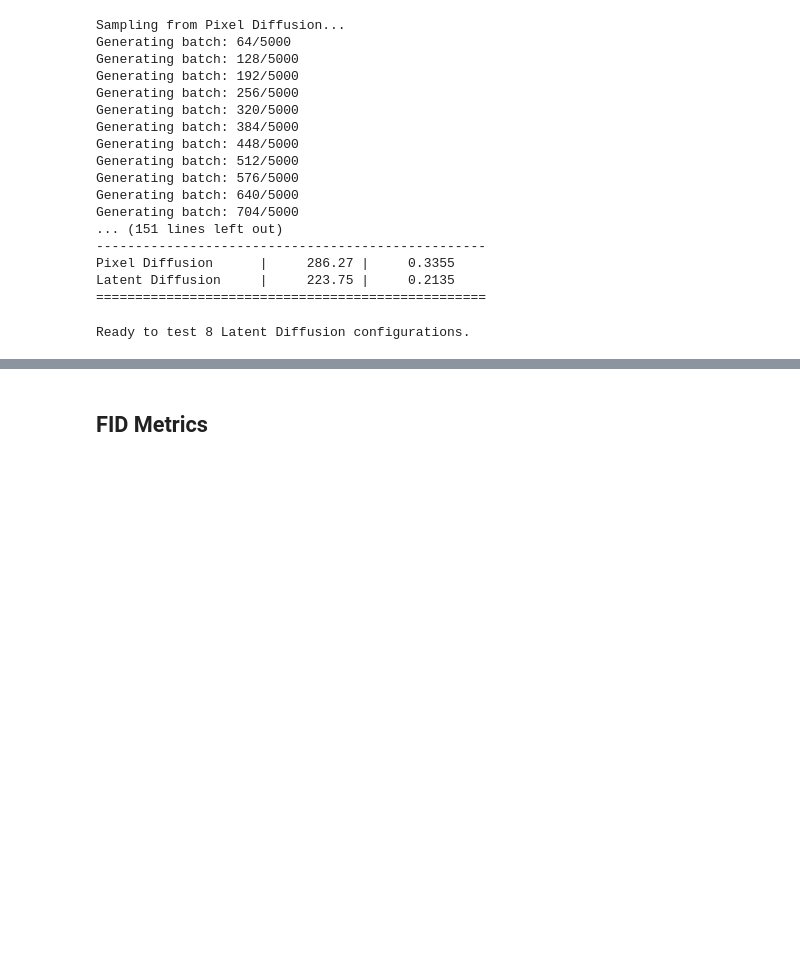
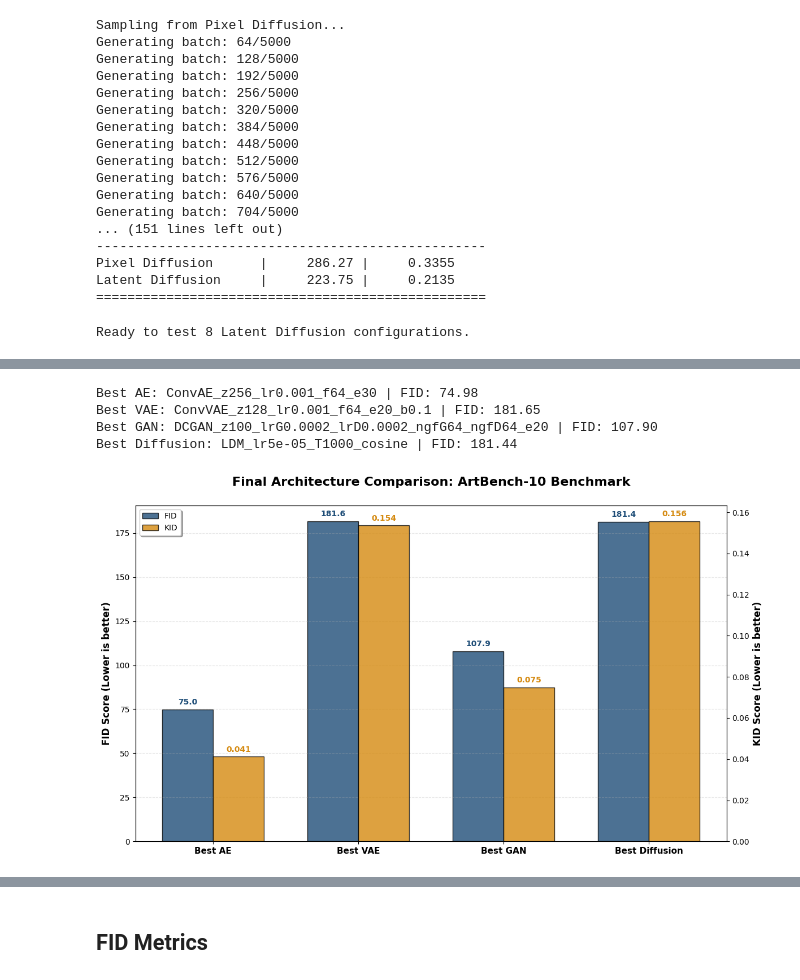
Before and after one commit to Tuco711/GenAI_Project, a Jupyter notebook: TP1-alunos-src-only/student_start_pack/ArtBench10_Student_Start_Pack.ipynb, the cells around one changed output, grey strips where cells are left out. Drawn from its saved outputs; the diff is of its cells as text; code cells hidden in the pictures; blank space fills up the shorter version.

```diff
--- a/TP1-alunos-src-only/student_start_pack/ArtBench10_Student_Start_Pack.ipynb
+++ b/TP1-alunos-src-only/student_start_pack/ArtBench10_Student_Start_Pack.ipynb
@@ -3437,0 +3619,75 @@ Ready to test 8 Latent Diffusion configurations.
+# %%
+results_dir = Path("/content/drive/MyDrive/GenerativeAI/GenAI_Project/Results")
+
+# Estraiamo i migliori per ogni categoria
+best_ae = get_best_metrics_from_json(results_dir / "convAE_results.json")
+best_vae = get_best_metrics_from_json(results_dir / "convVAE_results.json")
+best_gan = get_best_metrics_from_json(results_dir / "GAN_results.json")
+best_diffusion = get_best_metrics_from_json(results_dir / "diffusion_results.json")
+
+# Creiamo il dizionario per il grafico
+final_comparison = {}
+if best_ae: final_comparison['Best AE'] = best_ae
+if best_vae: final_comparison['Best VAE'] = best_vae
+if best_gan: final_comparison['Best GAN'] = best_gan
+if best_diffusion: final_comparison['Best Diffusion'] = best_diffusion
+
+# Debug: stampiamo i vincitori
+for model, data in final_comparison.items():
+    print(f"{model}: {data['name']} | FID: {data['fid']:.2f}")
+
+def plot_final_benchmark(comparison_data):
+    if not comparison_data:
+        print("Nessun dato da visualizzare.")
+        return
+
+    labels = list(comparison_data.keys())
+    fids = [comparison_data[m]['fid'] for m in labels]
+    kids = [comparison_data[m]['kid'] for m in labels]
+
+    x = np.arange(len(labels))
+    width = 0.35
+
+    fig, ax1 = plt.subplots(figsize=(12, 7))
+
+    # Barre FID (Asse Sinistro) - Colore Blu Navy per un look accademico
+    bar1 = ax1.bar(x - width/2, fids, width, label='FID', color='#1f4e78', edgecolor='black', alpha=0.8)
+    ax1.set_ylabel('FID Score (Lower is better)', fontweight='bold', fontsize=12)
+    ax1.grid(axis='y', linestyle='--', alpha=0.3)
+
+    # Barre KID (Asse Destro) - Colore Arancione/Oro
+    ax2 = ax1.twinx()
+    bar2 = ax2.bar(x + width/2, kids, width, label='KID', color='#d58a10', edgecolor='black', alpha=0.8)
+    ax2.set_ylabel('KID Score (Lower is better)', fontweight='bold', fontsize=12)
+
+    ax1.set_xticks(x)
+    ax1.set_xticklabels(labels, fontsize=11, fontweight='bold')
+    plt.title('Final Architecture Comparison: ArtBench-10 Benchmark', fontsize=16, pad=25, fontweight='bold')
+
+    # Legenda unificata (per evitare doppie legende che coprono le barre)
+    lines = [bar1, bar2]
+    labels_legend = [l.get_label() for l in lines]
+    ax1.legend(lines, labels_legend, loc='upper left', frameon=True, shadow=True)
+
+    # Aggiunta etichette sopra le barre FID
+    for i, f in enumerate(fids):
+        ax1.text(i - width/2, f + (max(fids)*0.01), f'{f:.1f}', ha='center', va='bottom', fontsize=10, fontweight='bold', color='#1f4e78')
+
+    # Aggiunta etichette sopra le barre KID
+    for i, k in enumerate(kids):
+        ax2.text(i + width/2, k + (max(kids)*0.01), f'{k:.3f}', ha='center', va='bottom', fontsize=10, fontweight='bold', color='#d58a10')
+
+    fig.tight_layout()
+
+    # Salvataggio per il report
+    plt.savefig(results_dir / "final_comparison_benchmark.png", dpi=300)
+    plt.show()
+
+# Esegui il plot
+plot_final_benchmark(final_comparison)
+# %% [output]
+Best AE: ConvAE_z256_lr0.001_f64_e30 | FID: 74.98
+Best VAE: ConvVAE_z128_lr0.001_f64_e20_b0.1 | FID: 181.65
+Best GAN: DCGAN_z100_lrG0.0002_lrD0.0002_ngfG64_ngfD64_e20 | FID: 107.90
+Best Diffusion: LDM_lr5e-05_T1000_cosine | FID: 181.44
+[figure, added]
```
Also changed, not shown: parts of 11 cells of this notebook.
